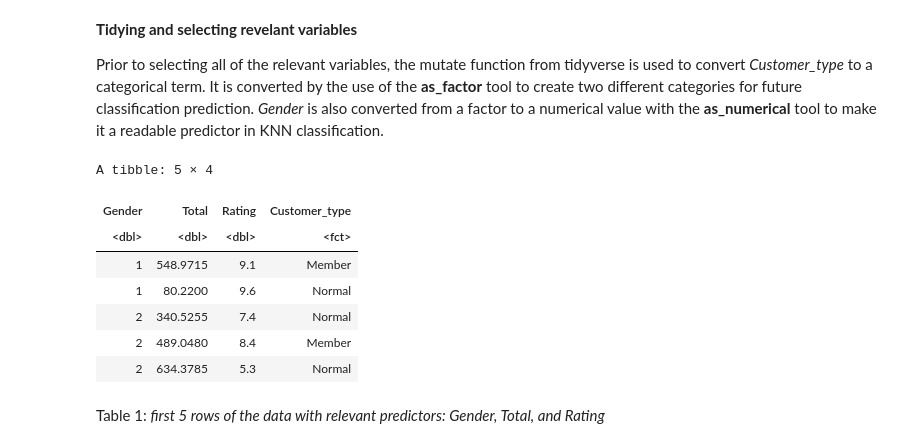
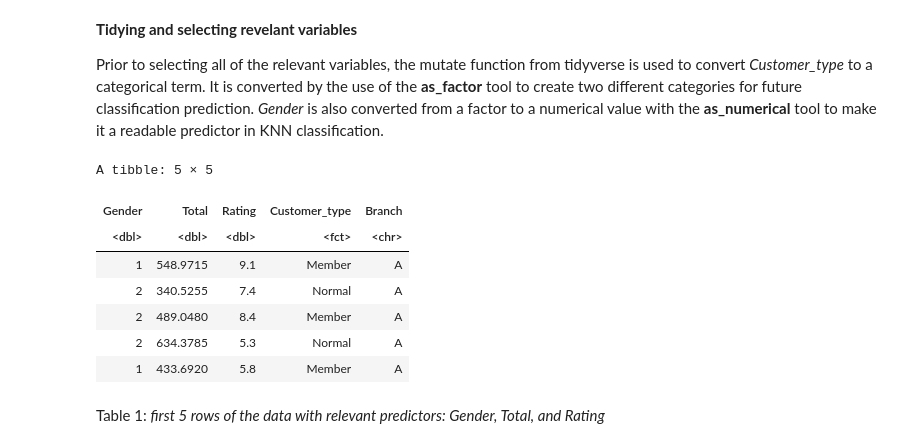
Before and after one commit to rajdhillon27/DSCI-classification-, a Jupyter notebook: Project.ipynb, the cells around one changed output. Drawn from its saved outputs; the diff is of its cells as text; code cells hidden in the pictures.

```diff
--- a/Project.ipynb
+++ b/Project.ipynb
@@ -109,18 +109,19 @@ Prior to selecting all of the relevant variables, the mutate function from tidyv
 # %%
 supermarket_sales <- supermarket%>%
     mutate(Customer_type = as_factor(Customer_type), Gender = as.numeric(as_factor(Gender)))
 supermarket_sales_select <- supermarket_sales%>%
-                            select(Gender, Total, Rating, Customer_type)
+                            select(Gender, Total, Rating, Customer_type, Branch) %>%
+                            filter(Branch == 'A')
 head(supermarket_sales_select, 5)
 # %% [output]
-A tibble: 5 × 4
+A tibble: 5 × 5
-| Gender | Total | Rating | Customer_type |
-| <dbl> | <dbl> | <dbl> | <fct> |
-| 1 | 548.9715 | 9.1 | Member |
-| 1 | 80.2200 | 9.6 | Normal |
-| 2 | 340.5255 | 7.4 | Normal |
-| 2 | 489.0480 | 8.4 | Member |
-| 2 | 634.3785 | 5.3 | Normal |
+| Gender | Total | Rating | Customer_type | Branch |
+| <dbl> | <dbl> | <dbl> | <fct> | <chr> |
+| 1 | 548.9715 | 9.1 | Member | A |
+| 2 | 340.5255 | 7.4 | Normal | A |
+| 2 | 489.0480 | 8.4 | Member | A |
+| 2 | 634.3785 | 5.3 | Normal | A |
+| 1 | 433.6920 | 5.8 | Member | A |
 # %% [markdown]
 Table 1: *first 5 rows of the data with relevant predictors: Gender, Total, and Rating*
 # %% [markdown]
```
Also changed, not shown: parts of 4 cells of this notebook.
